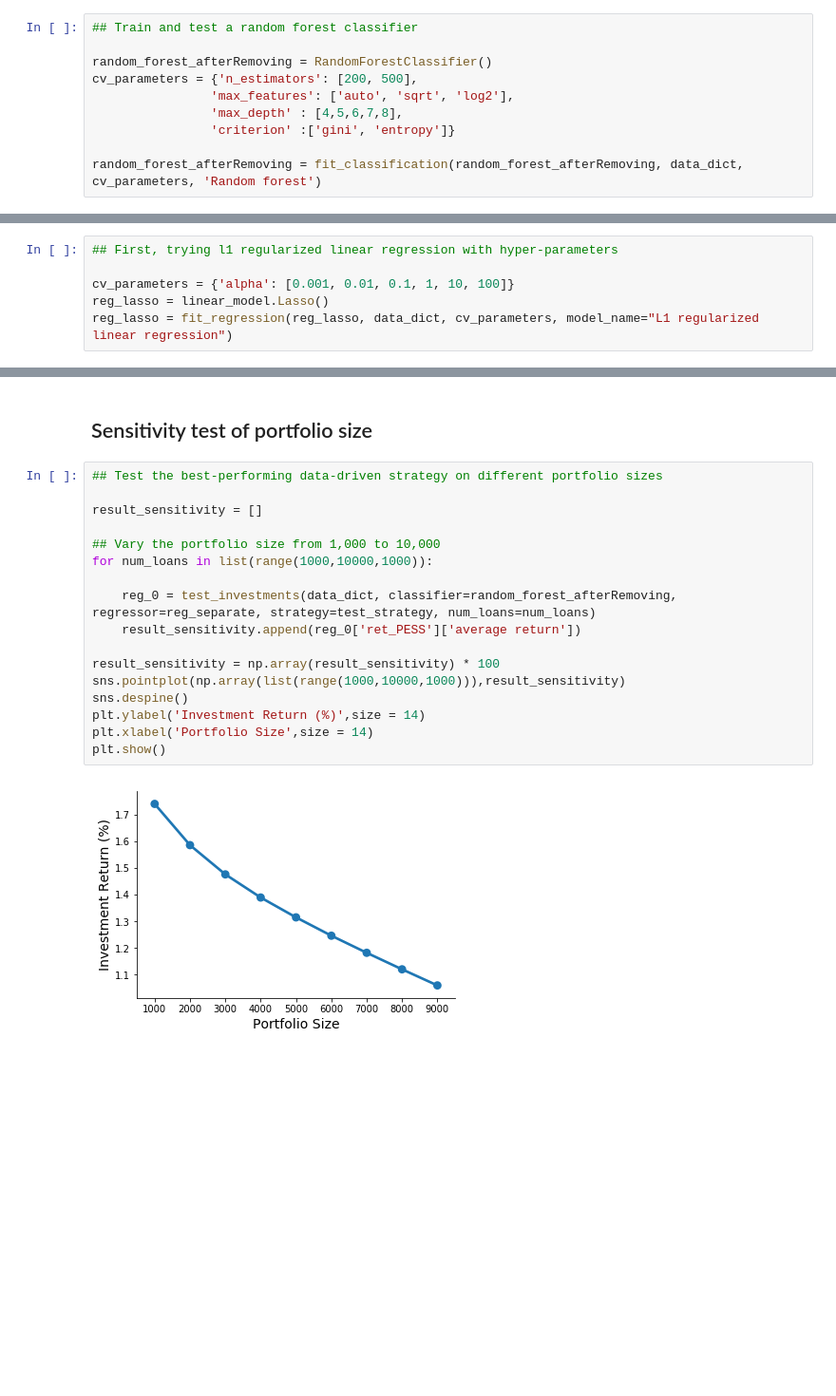
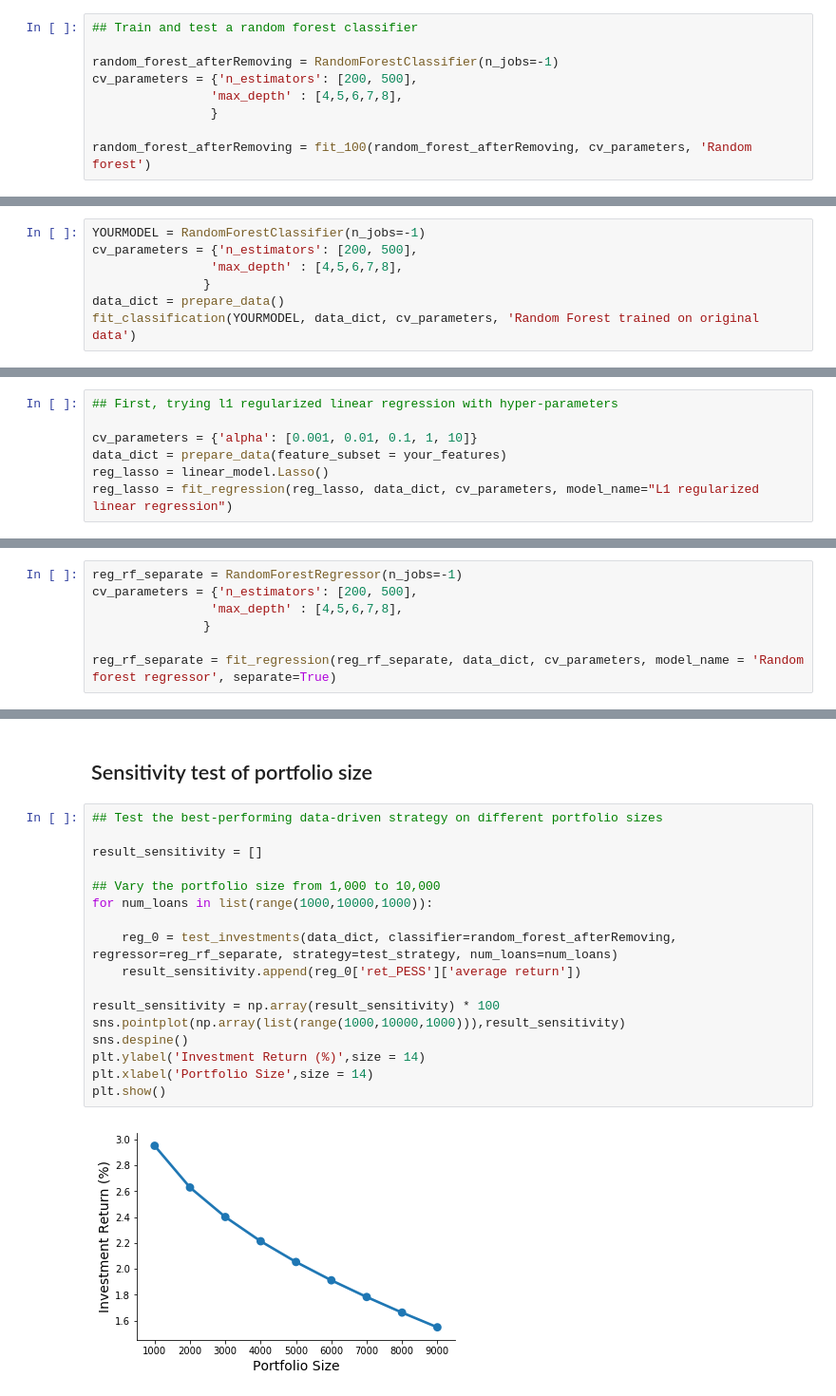
Before and after one commit to vickyzzn/LendingClubCase, a Jupyter notebook: CS-Phase 3.ipynb, the cells around one changed output, grey strips where cells are left out. Shown at 95% size. Drawn from its saved outputs; the diff is of its cells as text; blank space fills up the shorter version.

```diff
--- a/CS-Phase 3.ipynb
+++ b/CS-Phase 3.ipynb
@@ -910,11 +827,10 @@ Score variations around CV search grid : 1.851929442326216
 # %%
 ## Train and test a random forest classifier
 
-random_forest_afterRemoving = RandomForestClassifier()
+random_forest_afterRemoving = RandomForestClassifier(n_jobs=-1)
 cv_parameters = {'n_estimators': [200, 500],
-                'max_features': ['auto', 'sqrt', 'log2'],
                 'max_depth' : [4,5,6,7,8],
-                'criterion' :['gini', 'entropy']}
+                }
 
-random_forest_afterRemoving = fit_classification(random_forest_afterRemoving, data_dict, cv_parameters, 'Random forest')
+random_forest_afterRemoving = fit_100(random_forest_afterRemoving, cv_parameters, 'Random forest')
 # %% [output]
@@ -1118,0 +945,7 @@ Score variations around CV search grid : 0.020942408376961045
+# %%
+YOURMODEL = RandomForestClassifier(n_jobs=-1)
+cv_parameters = {'n_estimators': [200, 500],
+                'max_depth' : [4,5,6,7,8],
+               }
+data_dict = prepare_data()
+fit_classification(YOURMODEL, data_dict, cv_parameters, 'Random Forest trained on original data')
@@ -1291,7 +1161,8 @@ def fit_regression(model, data_dict,
 # %%
 ## First, trying l1 regularized linear regression with hyper-parameters
 
-cv_parameters = {'alpha': [0.001, 0.01, 0.1, 1, 10, 100]}
+cv_parameters = {'alpha': [0.001, 0.01, 0.1, 1, 10]}
+data_dict = prepare_data(feature_subset = your_features)
 reg_lasso = linear_model.Lasso()
 reg_lasso = fit_regression(reg_lasso, data_dict, cv_parameters, model_name="L1 regularized linear regression")
 # %% [output]
@@ -1398,0 +1333,7 @@ All test scores : [-0.1251621  -0.12541631 -0.12962006 -0.12986517 -0.13108582 -
+# %%
+reg_rf_separate = RandomForestRegressor(n_jobs=-1)
+cv_parameters = {'n_estimators': [200, 500],
+                'max_depth' : [4,5,6,7,8],
+               }
+
+reg_rf_separate = fit_regression(reg_rf_separate, data_dict, cv_parameters, model_name = 'Random forest regressor', separate=True)
@@ -1673,19 +1599,19 @@ ret_INTb:0.14777873098102287
 # %%
 ## Test the best-performing data-driven strategy on different portfolio sizes
 
 result_sensitivity = []
 
 ## Vary the portfolio size from 1,000 to 10,000
 for num_loans in list(range(1000,10000,1000)):
 
-    reg_0 = test_investments(data_dict, classifier=random_forest_afterRemoving, regressor=reg_separate, strategy=test_strategy, num_loans=num_loans)
+    reg_0 = test_investments(data_dict, classifier=random_forest_afterRemoving, regressor=reg_rf_separate, strategy=test_strategy, num_loans=num_loans)
     result_sensitivity.append(reg_0['ret_PESS']['average return'])
 
 result_sensitivity = np.array(result_sensitivity) * 100
 sns.pointplot(np.array(list(range(1000,10000,1000))),result_sensitivity)
 sns.despine()
 plt.ylabel('Investment Return (%)',size = 14)
 plt.xlabel('Portfolio Size',size = 14)
 plt.show()
 # %% [output]
-[figure, old version]
+[figure, new version]
```
Also changed, not shown: parts of 42 cells of this notebook.
